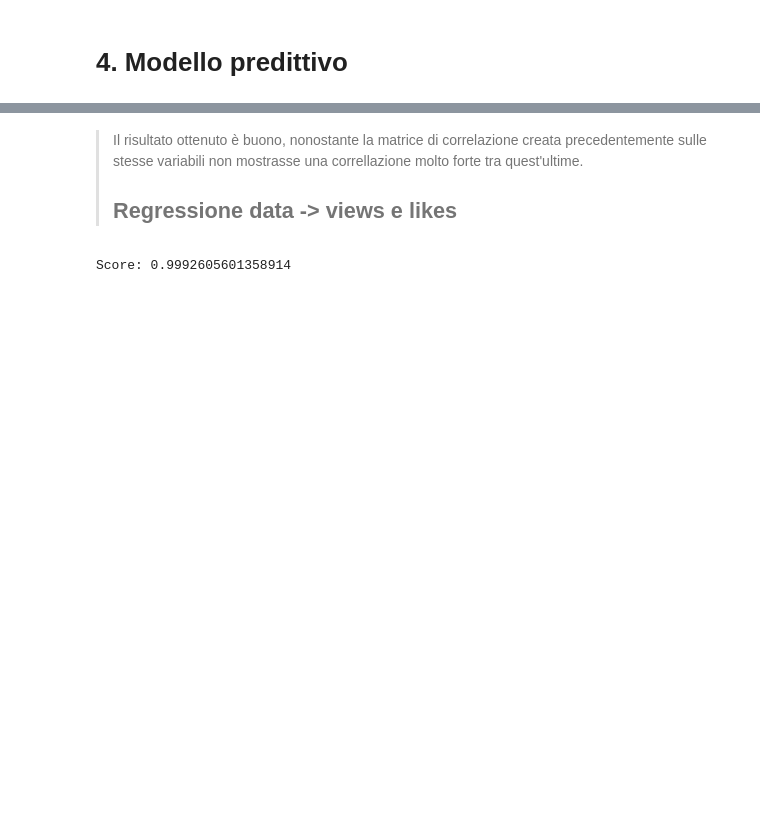
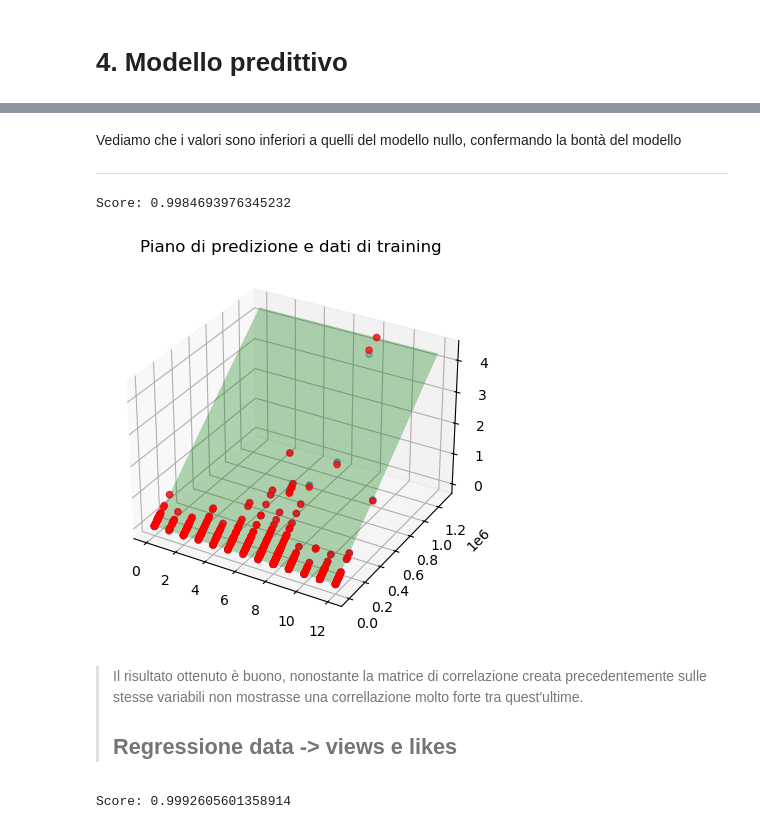
Before and after one commit to InKeaton/DataTed, a Jupyter notebook: data_ted_neo.ipynb, the cells around one changed output, grey strips where cells are left out. Cells and saved outputs as stored; diff of their text form; code cells hidden in the pictures; blank space fills up the shorter version.

```diff
--- a/data_ted_neo.ipynb
+++ b/data_ted_neo.ipynb
@@ -125,6 +128,6 @@ def cluster_df(df, x_label, y_label, z_label, n_cluster, make_plot = 0):
     return silhouette_score(scaled_df, kmeans.labels_), kmeans.cluster_centers_
 # %%
-def create_3d_plot(xy_struct, z_struct, x_label, y_label, lin_reg, plt):
+def plot_3d_prediction(xy_struct, z_struct, x_label, y_label, lin_reg, plt):
     ###Create x, y surface meshgrid
     x_surf, y_surf = np.meshgrid(
                                   np.linspace(xy_struct[x_label].min(), xy_struct[x_label].max(), 100),
@@ -143,7 +146,7 @@ def create_3d_plot(xy_struct, z_struct, x_label, y_label, lin_reg, plt):
     ax.scatter(xy_struct[x_label].values, xy_struct[y_label].values, z_struct, color='red', alpha=0.7)
     ax.scatter(xy_struct[x_label].values, xy_struct[y_label].values, z_pred)
     ax.set_title('Piano di predizione e dati di training')
-    # create_3d_plot_gif(ax, fig)
+    # generate_gif_of_3d_plot(ax, fig)
     plt.show()
     return z_pred
 # %%
@@ -676,3 +712,24 @@ Score: 0.9984982800868291
+# %% [markdown]
+Vediamo che i valori sono inferiori a quelli del modello nullo, confermando la bontà del modello
+
+---
+# %%
+xy = pd.DataFrame({
+                    'id_tag': daTag['id_tag'].values,
+                    'likes' : daTag['likes' ].values
+                  })
+
+z  = daTag["views"]
+
+xy_train, xy_valid, z_train, z_valid = train_test_split(xy, z, test_size=0.2, random_state=1)
+
+regressor = LinearRegression()
+lin_reg = regressor.fit(xy_train, z_train)
+
+z_pred_train = plot_3d_prediction(xy_train, z_train, "id_tag", "likes", lin_reg, plt)
+# %% [output]
+Score: 0.9984693976345232
+[figure, added]
 # %% [markdown]
 >Il risultato ottenuto è buono, nonostante la matrice di correlazione creata precedentemente sulle stesse variabili non mostrasse una correllazione molto forte tra quest'ultime.
 >##  Regressione data -> views e likes
```
Also changed, not shown: parts of 52 cells of this notebook.
